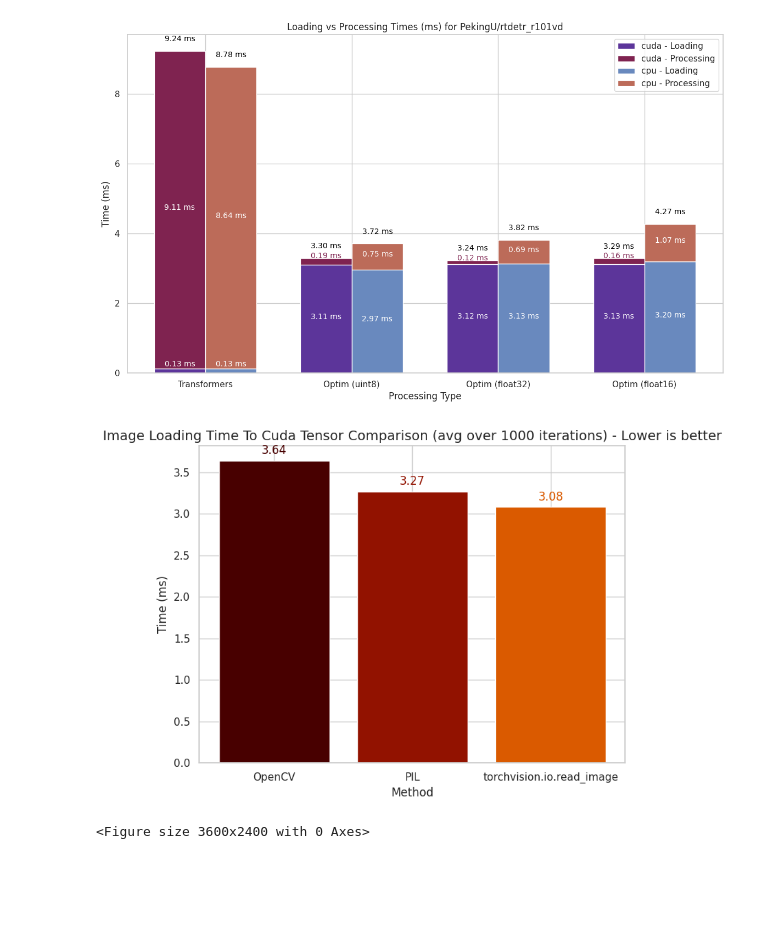
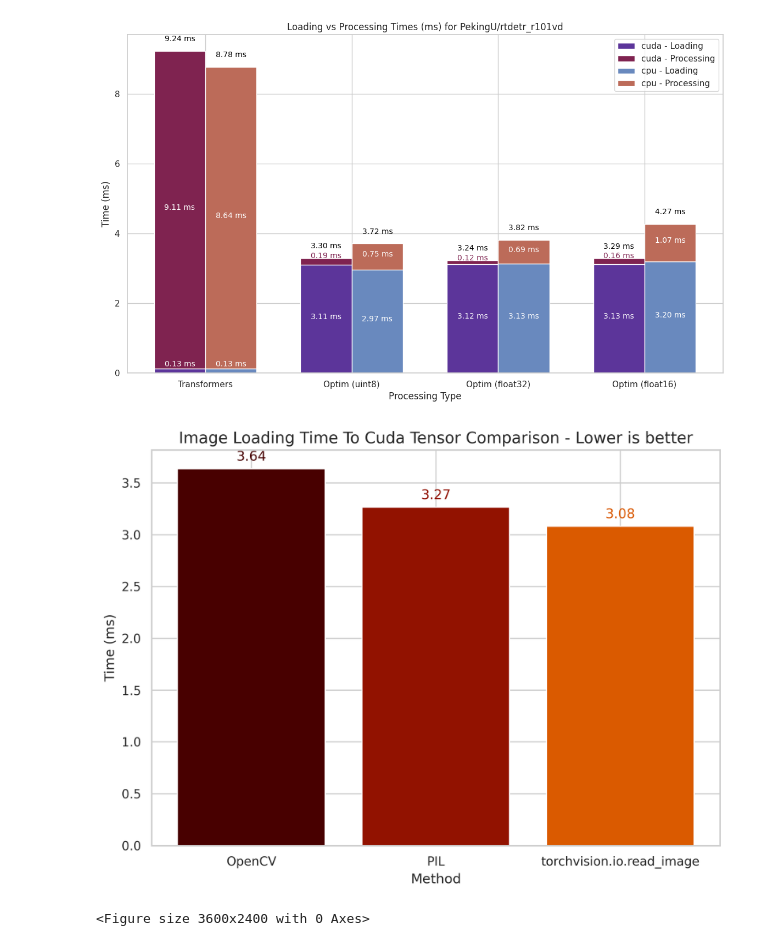
Before and after one commit to yonigozlan/OptimVision, a Jupyter notebook: plot_image_processing.ipynb, the cells around one changed output. Saved outputs shown, nothing was run; the diff lists cells and outputs as text; code cells hidden in the pictures; blank space fills up the shorter version.

Commit message:
update image processing benchmark plotting

```diff
--- a/plot_image_processing.ipynb
+++ b/plot_image_processing.ipynb
@@ -91,33 +141,48 @@ for model in model_groups:
 [figure]
 [figure]
 # %%
-with open("/home/ubuntu/models_implem/optim_vision/load_from_path_to_tensor_gpu.json", "r") as file:
+with open(
+    "/home/ubuntu/models_implem/optim_vision/load_from_path_to_tensor_gpu.json", "r"
+) as file:
     data = json.load(file)["load_from_path_to_tensor_gpu"]
 # %%
 # Creating the bar plot
 labels = list(data.keys())
 values = list(data.values())
 # sort by slowest to fastest
 labels, values = zip(*sorted(zip(labels, values), key=lambda x: x[1], reverse=True))
 
 # convert to milliseconds
 values = [value * 1000 for value in values]
 
-color = sns.color_palette(palette='afmhot')
+color = sns.color_palette(palette="afmhot")
 
-plt.figure(figsize=(8, 6))
+plt.figure(figsize=(8, 6), dpi=300)
 plt.bar(labels, values, color=color)
 
 # Adding title and labels
-plt.title('Image Loading Time To Cuda Tensor Comparison (avg over 1000 iterations) - Lower is better', fontsize=14)
-plt.xlabel('Method', fontsize=12)
-plt.ylabel('Time (ms)', fontsize=12)
+plt.title("Image Loading Time To Cuda Tensor Comparison - Lower is better", fontsize=14)
+plt.xlabel("Method", fontsize=12)
+plt.ylabel("Time (ms)", fontsize=12)
 # plot time values on top of bars
 for i, value in enumerate(values):
-    plt.text(i, value + 0.05, f'{value:.2f}', ha='center', va='bottom', fontsize=12, color=color[i])
+    plt.text(
+        i,
+        value + 0.05,
+        f"{value:.2f}",
+        ha="center",
+        va="bottom",
+        fontsize=12,
+        color=color[i],
+    )
 
 # Show plot
+plt.tight_layout()
+plt.savefig(
+    "/home/ubuntu/models_implem/optim_vision/benchmark_outputs/images/image_loading_time_comparison.png",
+    dpi=300,
+)
 plt.show()
 # %% [output]
-[figure, old version]
+[figure, new version]
 # %%
```
Also changed, not shown: parts of 10 cells of this notebook.
